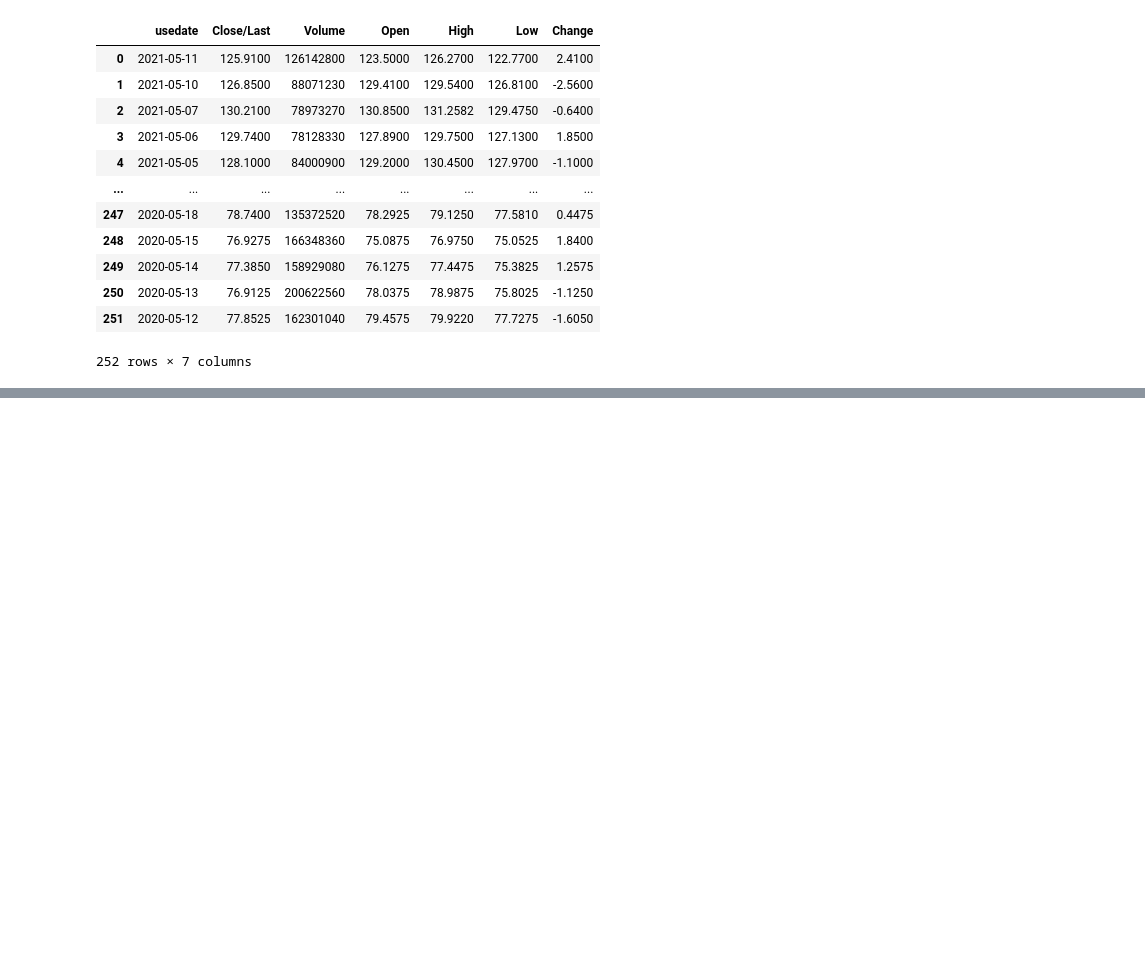
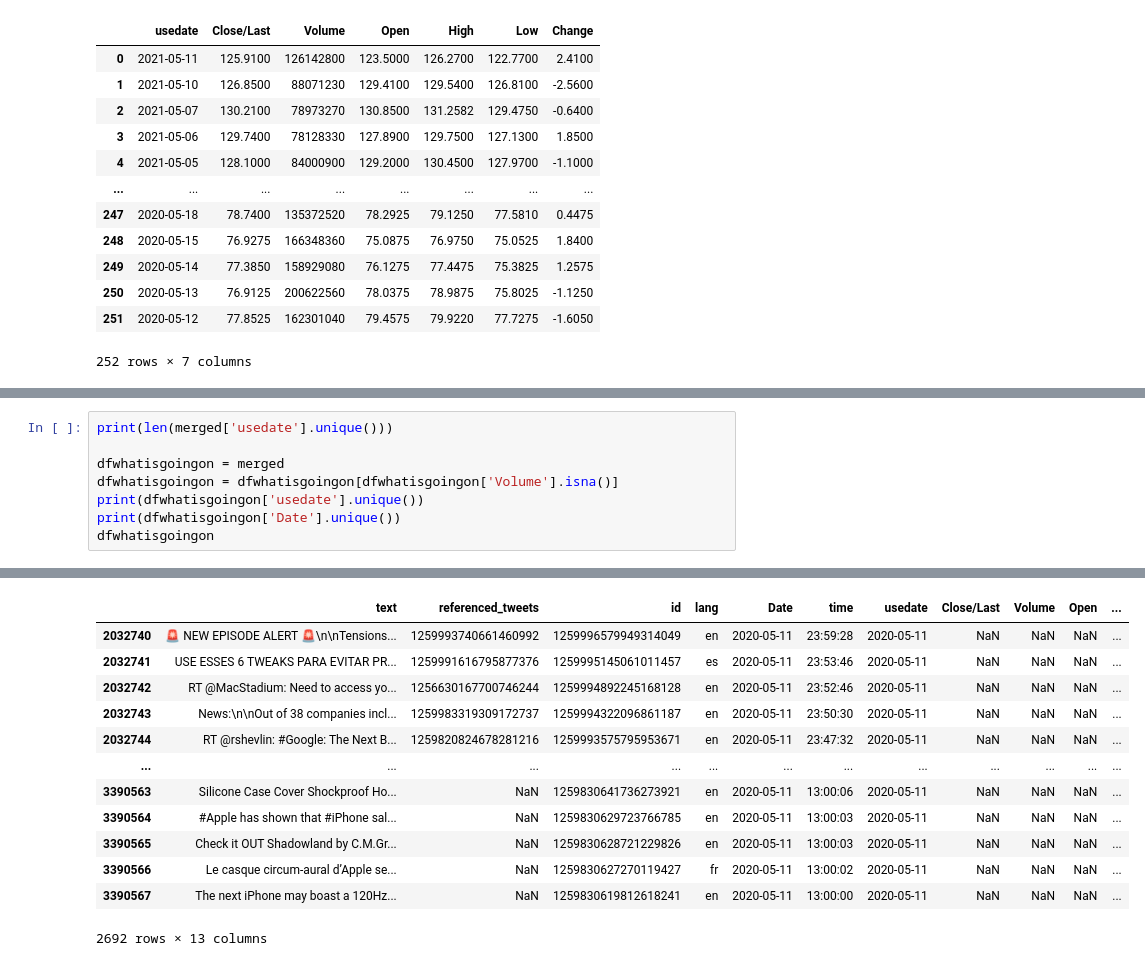
Before and after one commit to nathanindrakumar/Final_Project, a Jupyter notebook: Full_File_Preprocessing.ipynb, the cells around one changed output, grey strips where cells are left out. Saved outputs shown, nothing was run; the diff lists cells and outputs as text; blank space fills up the shorter version.

```diff
--- a/Full_File_Preprocessing.ipynb
+++ b/Full_File_Preprocessing.ipynb
@@ -232,0 +449,9 @@ merged
+# %%
+print(len(merged['usedate'].unique()))
+
+dfwhatisgoingon = merged
+dfwhatisgoingon = dfwhatisgoingon[dfwhatisgoingon['Volume'].isna()]
+print(dfwhatisgoingon['usedate'].unique())
+print(dfwhatisgoingon['Date'].unique())
+dfwhatisgoingon
+# %% [output]
@@ -232,0 +461,13 @@ merged
+|  | text | referenced_tweets | id | lang | Date | time | usedate | Close/Last | Volume | Open | ... |
+| 2032740 | 🚨 NEW EPISODE ALERT 🚨\n\nTensions... | 1259993740661460992 | 1259996579949314049 | en | 2020-05-11 | 23:59:28 | 2020-05-11 | NaN | NaN | NaN | ... |
+| 2032741 | USE ESSES 6 TWEAKS PARA EVITAR PR... | 1259991616795877376 | 1259995145061011457 | es | 2020-05-11 | 23:53:46 | 2020-05-11 | NaN | NaN | NaN | ... |
+| 2032742 | RT @MacStadium: Need to access yo... | 1256630167700746244 | 1259994892245168128 | en | 2020-05-11 | 23:52:46 | 2020-05-11 | NaN | NaN | NaN | ... |
+| 2032743 | News:\n\nOut of 38 companies incl... | 1259983319309172737 | 1259994322096861187 | en | 2020-05-11 | 23:50:30 | 2020-05-11 | NaN | NaN | NaN | ... |
+| 2032744 | RT @rshevlin: #Google: The Next B... | 1259820824678281216 | 1259993575795953671 | en | 2020-05-11 | 23:47:32 | 2020-05-11 | NaN | NaN | NaN | ... |
+| ... | ... | ... | ... | ... | ... | ... | ... | ... | ... | ... | ... |
+| 3390563 | Silicone Case Cover Shockproof Ho... | NaN | 1259830641736273921 | en | 2020-05-11 | 13:00:06 | 2020-05-11 | NaN | NaN | NaN | ... |
+| 3390564 | #Apple has shown that #iPhone sal... | NaN | 1259830629723766785 | en | 2020-05-11 | 13:00:03 | 2020-05-11 | NaN | NaN | NaN | ... |
+| 3390565 | Check it OUT Shadowland by C.M.Gr... | NaN | 1259830628721229826 | en | 2020-05-11 | 13:00:03 | 2020-05-11 | NaN | NaN | NaN | ... |
+| 3390566 | Le casque circum-aural d’Apple se... | NaN | 1259830627270119427 | fr | 2020-05-11 | 13:00:02 | 2020-05-11 | NaN | NaN | NaN | ... |
+| 3390567 | The next iPhone may boast a 120Hz... | NaN | 1259830619812618241 | en | 2020-05-11 | 13:00:00 | 2020-05-11 | NaN | NaN | NaN | ... |
+2692 rows × 13 columns
```
Also changed, not shown: parts of 20 cells of this notebook, 5 other files.
